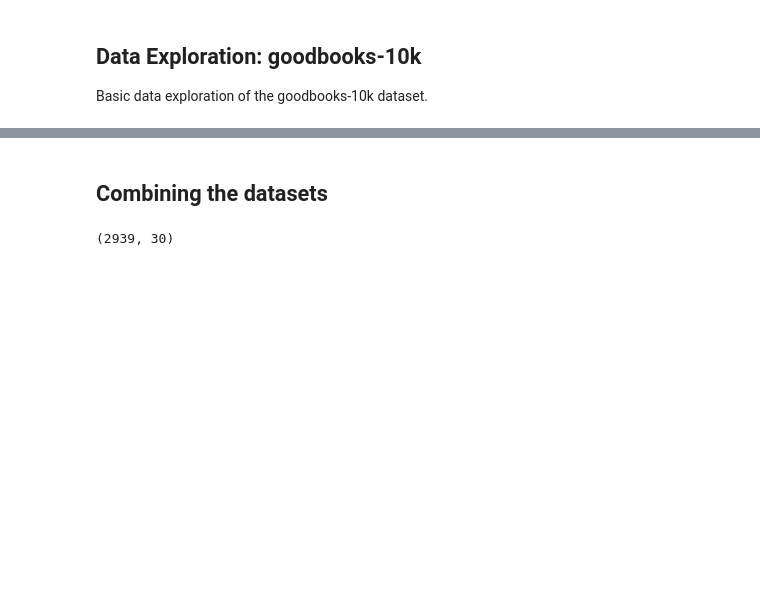
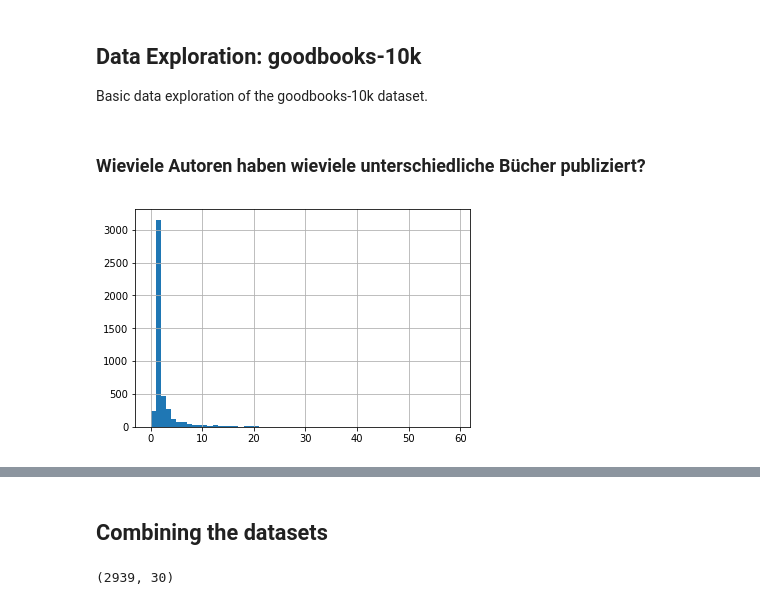
Before and after one commit to Jubke/AATM, a Jupyter notebook: Identifikation von Texten mit geteilter Autorenschaft.ipynb, the cells around one changed output, grey strips where cells are left out. Saved outputs shown, nothing was run; the diff lists cells and outputs as text; code cells hidden in the pictures; blank space fills up the shorter version.

```diff
--- a/Identifikation von Texten mit geteilter Autorenschaft.ipynb
+++ b/Identifikation von Texten mit geteilter Autorenschaft.ipynb
@@ -158,3 +201,11 @@ b = pd.read_csv( './datasets/goodbooks-10k/books.csv' )
 
 t = pd.read_csv( './datasets/goodbooks-10k/tags.csv' )
 bt = pd.read_csv( './datasets/goodbooks-10k/book_tags.csv')
+# %% [markdown]
+### Wieviele Autoren haben wieviele unterschiedliche Bücher publiziert?
+# %%
+authors_10k=b.groupby('authors')
+titles_per_author_10k=authors_10k.original_title.nunique()
+plt=titles_per_author_10k.hist(bins=titles_per_author_10k.max())
+# %% [output]
+[figure, added]
```
Also changed, not shown: parts of 9 cells of this notebook.
